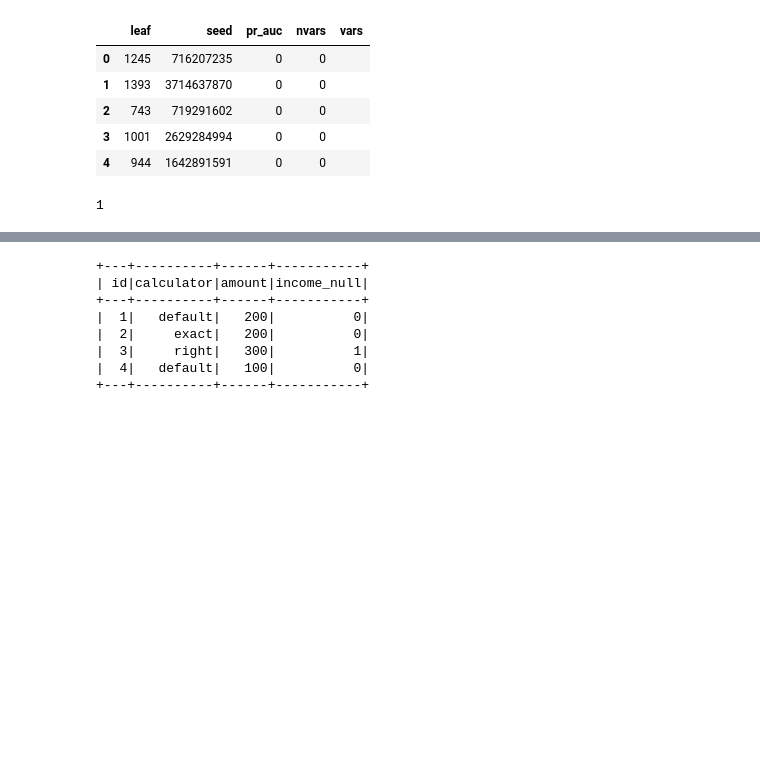
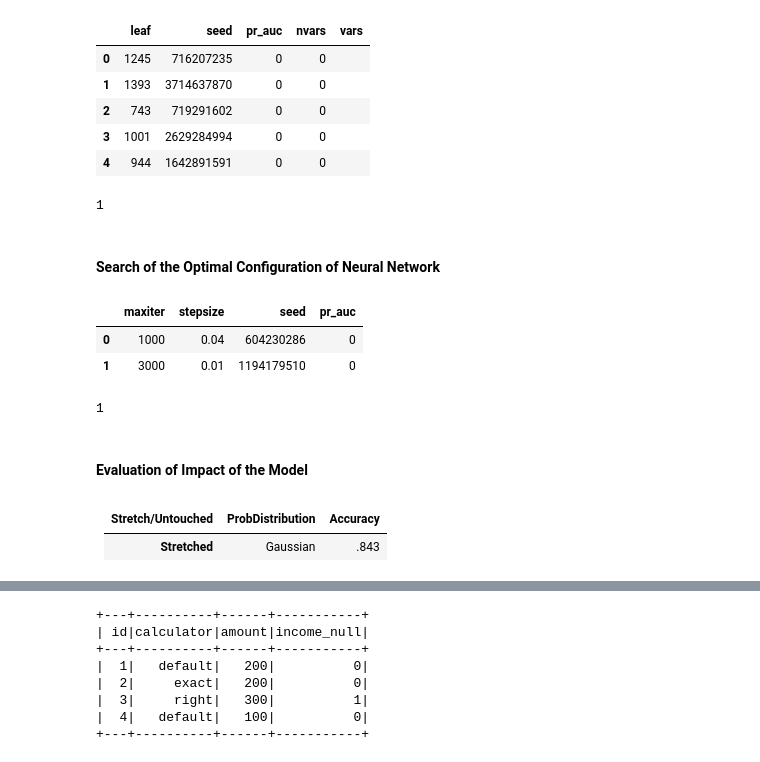
Before and after one commit to d-kulikov/feature-selection-spark, a Jupyter notebook: fraud-detection-spark.ipynb, the cells around one changed output, grey strips where cells are left out. Drawn from its saved outputs; the diff is of its cells as text; code cells hidden in the pictures; blank space fills up the shorter version.

Commit message:
Neural Network

```diff
--- a/fraud-detection-spark.ipynb
+++ b/fraud-detection-spark.ipynb
@@ -581,0 +600,13 @@ t.to_csv( '/home/dkulikov/Documents/Python/trees.csv' )
+# %% [markdown]
+#### Search of the Optimal Configuration of Neural Network
+# %%
+trials = 2
+t = pd.DataFrame({ 'maxiter' : np.random.choice( [ 100, 500, 1000, 2000, 3000 ], size=trials, replace=True ),
+                   'stepsize' : np.random.choice( [ 0.01, 0.02, 0.03, 0.04, 0.05 ], size=trials, replace=True ),
+                   'seed' : np.random.randint( 0, 4e9, size=trials ) })
+t[ 'pr_auc' ] = 0
+t.head()
+# %% [output]
+|  | maxiter | stepsize | seed | pr_auc |
+| 0 | 1000 | 0.04 | 604230286 | 0 |
+| 1 | 3000 | 0.01 | 1194179510 | 0 |
@@ -581,0 +615,20 @@ t.to_csv( '/home/dkulikov/Documents/Python/trees.csv' )
+# %%
+for i in t.index :
+    print( i )
+    nnet = MultilayerPerceptronClassifier( layers=[ , 4, 2, 2 ], blockSize=1000, solver='l-bfgs',
+               maxIter=t.loc[ i, 'maxiter' ], stepSize=t.loc[ i, 'stepsize' ],  seed=t.loc[ i, 'seed' ] )
+    model = nnet.fit( balanced.filter( 'test = false' ) )
+    predicted = model.transform( oh.filter( 'test = true' ) )
+    if i == 0 :
+        predictions = predicted.withColumn( 'prob_1', take_prob( 'probability' ) ).\
+                                withColumnRenamed( 'prob_1', 'i0' ).select( 'id', 'i0' )
+    else :
+        predictions = predicted.withColumn( 'prob_1', take_prob( 'probability' ) ).\
+                                withColumnRenamed( 'prob_1', 'i'+str( i ) ).select( 'id', 'i'+str( i ) ).\
+                                join( predictions, on='id', how='inner' )
+    t.loc[ i, 'pr_auc' ] = evaluator.evaluate( predicted )
+    del( [ nnet, model, predicted ] )
+# %% [output]
+1
+# %% [markdown]
+#### Evaluation of Impact of the Model
@@ -581,0 +637,4 @@ t.to_csv( '/home/dkulikov/Documents/Python/trees.csv' )
+# %% [markdown]
+| Stretch/Untouched | ProbDistribution | Accuracy |
+| :- | :-: | :-: |
+| <b>Stretched | Gaussian | .843 |
```
Also changed, not shown: parts of 15 cells of this notebook.
